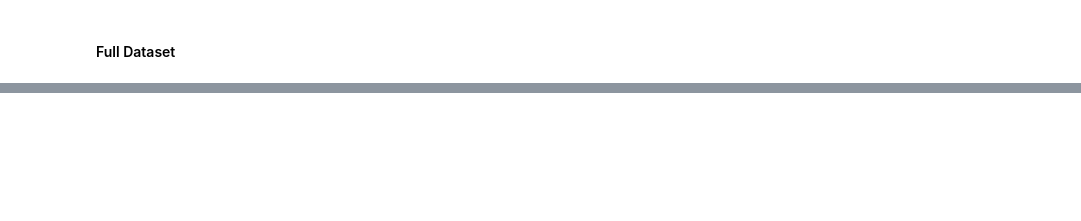
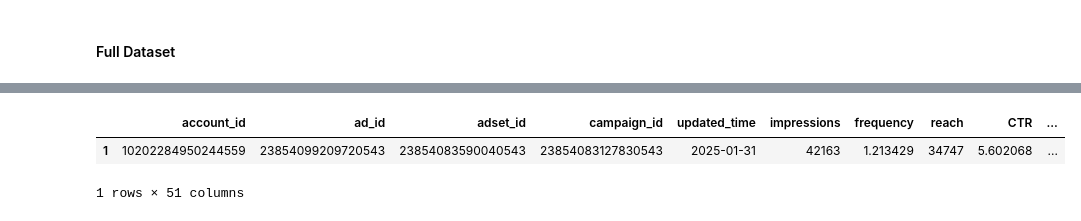
Before and after one commit to waidyanatha/madgicx, a Jupyter notebook: mining/notebooks/budget/evaluation/pycaret_analysis.ipynb, the cells around one changed output, grey strips where cells are left out. Cells and saved outputs as stored; diff of their text form; code cells hidden in the pictures; blank space fills up the shorter version.

```diff
--- a/mining/notebooks/budget/evaluation/pycaret_analysis.ipynb
+++ b/mining/notebooks/budget/evaluation/pycaret_analysis.ipynb
@@ -95,7 +95,9 @@ len(obj_sdf.columns), len(sdf.columns)
 # %%
-obj_sdf=sdf.filter(F.col('objective').isin('LINK_CLICKS'))
+obj_name = "LINK_CLICKS"
+obj_sdf=sdf.filter(F.col('objective').isin(obj_name))
 null_counts = obj_sdf.select([F.count(F.when(F.col(c).isNull(), c)).alias(c) for c in obj_sdf.columns]).collect()[0].asDict()
 to_drop = [k for k, v in null_counts.items() if v >= obj_sdf.count()]
 obj_sdf = obj_sdf.drop(*to_drop)
-obj_sdf.printSchema()
+print("Filtered %d rows and reduced to %d of %d columns"
+      % (obj_sdf.count(), len(obj_sdf.columns), len(sdf.columns)))
 # %% [output]
@@ -311,13 +181,13 @@ Transformation Pipeline and Model Successfully Saved
 # %%
-from pycaret.regression import *
+'''Extra Trees Regressor'''
+best = compare_models()
+# create best models
+# best = create_model('et')
 
-data = df[['updated_time', 'spend_usd', 'impressions', 'click', 'reach', 'frequency']]
-s = setup(data, target='spend_usd', session_id = 123)
-best = compare_models()
 evaluate_model(best)
 pre_holdout = predict_model(best)
 
-new_df = data.copy().drop(['spend_usd'], axis=1)
+new_df = data.copy().drop([_target], axis=1)
 predictions = predict_model(best, data=new_df)
 save_model(best, 'best_pipeline')
 # %% [output]
@@ -442,0 +212,6 @@ plot_df.plot(kind='bar', rot=0, ax=axs)
+# %%
+predictions
+# %% [output]
+|  | account_id | ad_id | adset_id | campaign_id | updated_time | impressions | frequency | reach | CTR | ... |
+| 1 | 10202284950244559 | 23854099209720543 | 23854083590040543 | 23854083127830543 | 2025-01-31 | 42163 | 1.213429 | 34747 | 5.602068 | ... |
+1 rows × 51 columns
```
Also changed, not shown: parts of 31 cells of this notebook, 4 other files.
